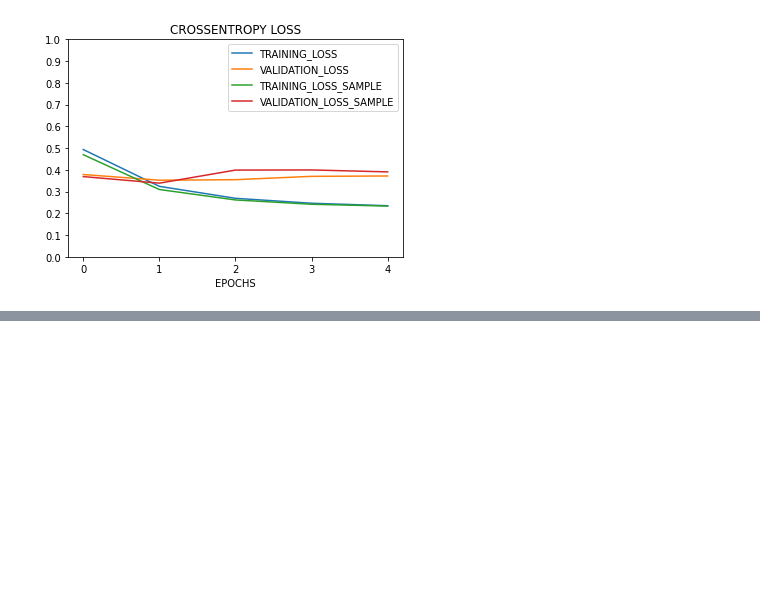
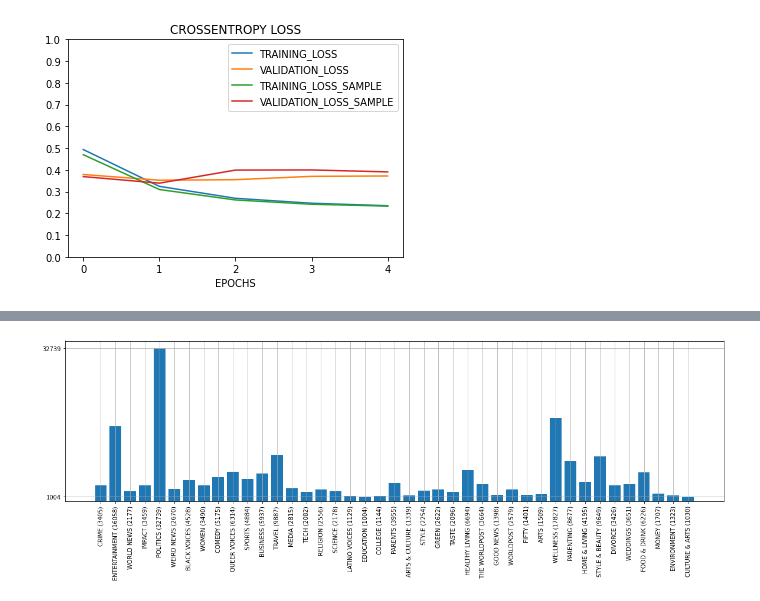
Before and after one commit to masanmas/GPUs, a Jupyter notebook: Bert/Results/APP_Review/PlotData.ipynb, the cells around one changed output, grey strips where cells are left out. Drawn from its saved outputs; the diff is of its cells as text; code cells hidden in the pictures; blank space fills up the shorter version.

```diff
--- a/Bert/Results/APP_Review/PlotData.ipynb
+++ b/Bert/Results/APP_Review/PlotData.ipynb
@@ -58,3 +58,16 @@ plt.xlabel("EPOCHS")
 plt.savefig(SAVE_PATH + "LOSS")
 # %% [output]
 [figure]
+# %%
+#PLOT ARTICLE DATASET
+FILE_PATH = "/content/drive/MyDrive/GPUs/Bert/DataSet_Creation/News_DataSet/News_DataSet.csv"
+SAVE_PATH = "/content/drive/MyDrive/GPUs/Bert/Results/News_DataSet/Clases.png"
+# %%
+df = pd.read_csv(FILE_PATH)
+categories = df.category.unique()
+values = []
+categories_print = []
+for categoria in categories:
+  value = sum(list(map(int, df.category == categoria)))
+  values += [value]
+  categories_print += [categoria + " ({})".format(value)]
@@ -60,0 +95,10 @@ plt.savefig(SAVE_PATH + "LOSS")
+# %%
+fig = plt.figure(figsize=(20,5))
+plt.bar(categories_print, height=values)
+plt.xticks(rotation=90)
+plt.yticks([min(values), max(values)])
+plt.grid(True)
+
+plt.savefig(SAVE_PATH, bbox_inches="tight")
+# %% [output]
+[figure, added]
```
Also changed, not shown: parts of 1 cell of this notebook, 8 other files.
